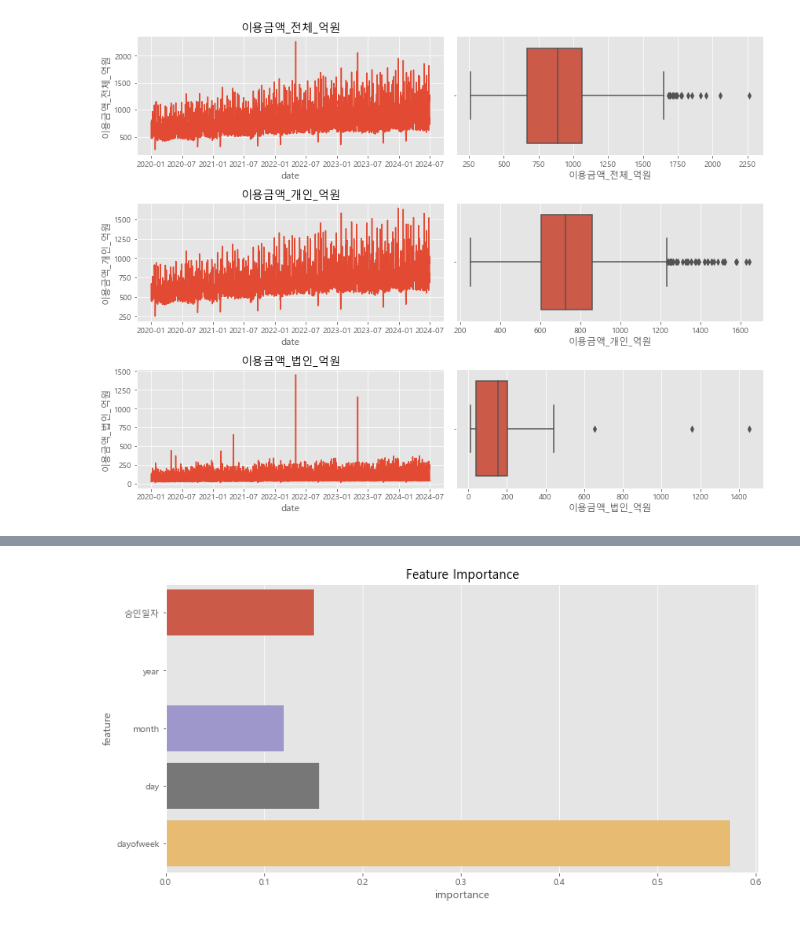
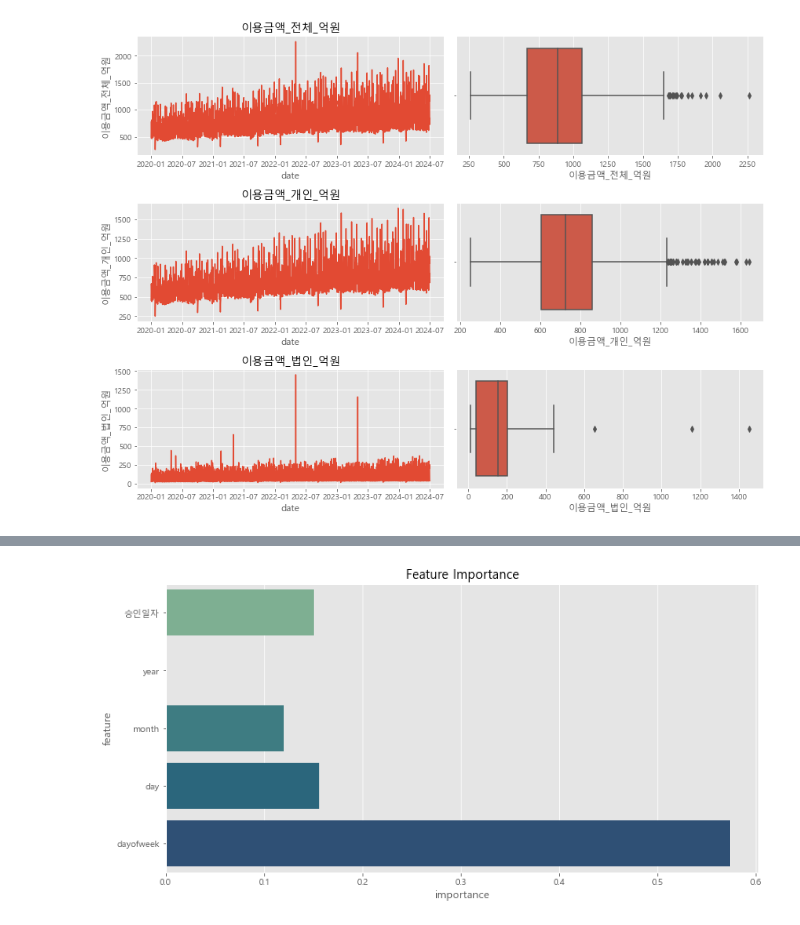
Before and after one commit to akaiuun12/credit_card_sales_prediction, a Jupyter notebook: sales_prediction.ipynb, the cells around one changed output, grey strips where cells are left out. Drawn from its saved outputs; the diff is of its cells as text; code cells hidden in the pictures.

```diff
--- a/sales_prediction.ipynb
+++ b/sales_prediction.ipynb
@@ -372,21 +468,17 @@ MSE (LightGBM): 7548.75
 # %%
 # %% 5-4. Model Interpretation
 best_model = model_xgb
 
-# Feature Importance
-feature_importance = best_model.feature_importances_
-feature_names = X_train.columns
-
 df_fi = pd.DataFrame({
-    'feature': feature_names,
-    'importance': feature_importance
+    'feature': X_train.columns,
+    'importance': best_model.feature_importances_
 })
 
 plt.figure(figsize=(12,6))
 
-sns.barplot(data=df_fi, x='importance', y='feature')
+sns.barplot(data=df_fi, x='importance', y='feature', palette='crest')
 plt.title('Feature Importance')
 plt.show()
 # %%
 # %% [output]
-[figure, old version]
+[figure, new version]
```
Also changed, not shown: parts of 35 cells of this notebook.
